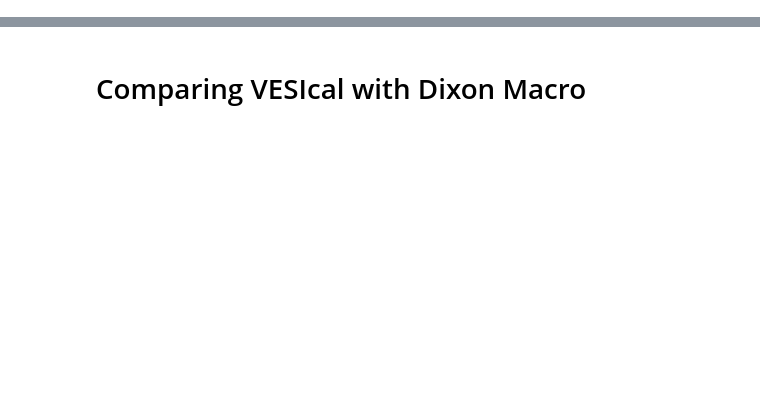
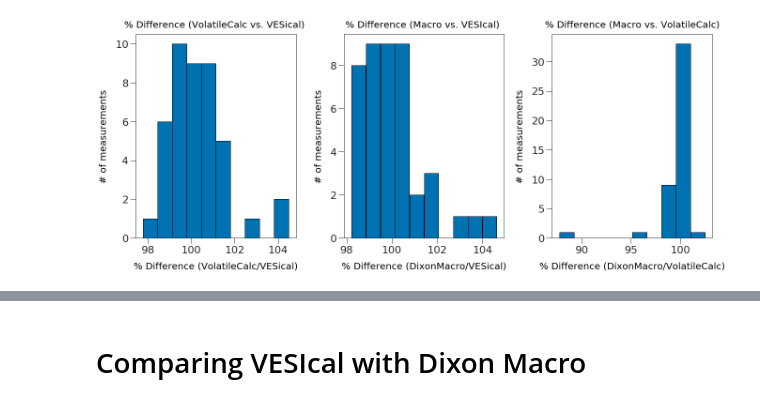
Before and after one commit to kaylai/VESIcal, a Jupyter notebook: Calibration/Testing/Testing_Dixon_1997(VolatileCalc).ipynb, the cells around one changed output, grey strips where cells are left out. Drawn from its saved outputs; the diff is of its cells as text; code cells hidden in the pictures; blank space fills up the shorter version.

```diff
--- a/Calibration/Testing/Testing_Dixon_1997(VolatileCalc).ipynb
+++ b/Calibration/Testing/Testing_Dixon_1997(VolatileCalc).ipynb
@@ -99,0 +101,29 @@ NameError: name 'one' is not defined
+# %%
+# This shows the % difference between VolatileCalc and VESIcal. The differences are similar to those between VolatileCalc and the Dixon Macro
+fig, (ax1, ax2, ax3) = plt.subplots(1, 3,figsize = (22,8))
+font = {'family': 'sans-serif',
+        'color':  'black',
+        'weight': 'normal',
+        'size': 20,
+        }
+ax1.set_title('% Difference (VolatileCalc vs. VESical) ',
+        fontdict= font, pad = 15)
+ax1.set_xlabel('% Difference (VolatileCalc/VESical)', fontdict=font, labelpad = 15)
+ax1.set_ylabel('# of measurements', fontdict=font, labelpad = 15)
+ax1.hist(100*VolatileCalc_PSat/satPs_wtemps_Dixon['SaturationP_bars_VESIcal'])
+
+ax2.set_title('% Difference (Macro vs. VESIcal) ',
+        fontdict= font, pad = 15)
+ax2.set_xlabel('% Difference (DixonMacro/VESical)', fontdict=font, labelpad = 15)
+ax2.set_ylabel('# of measurements', fontdict=font, labelpad = 15)
+ax2.hist(100*DixonMacro_PSat/satPs_wtemps_Dixon['SaturationP_bars_VESIcal'])
+
+ax3.set_title('% Difference (Macro vs. VolatileCalc)',
+        fontdict= font, pad = 15)
+ax3.set_xlabel('% Difference (DixonMacro/VolatileCalc)', fontdict=font, labelpad = 15)
+ax3.set_ylabel('# of measurements', fontdict=font, labelpad = 15)
+ax3.hist(100*DixonMacro_PSat/VolatileCalc_PSat)
+
+plt.subplots_adjust(left=0.125, bottom=None, right=0.9, top=None, wspace=0.3, hspace=None)
+# %% [output]
+[figure, added]
```
Also changed, not shown: parts of 23 cells of this notebook, 1 other file.
